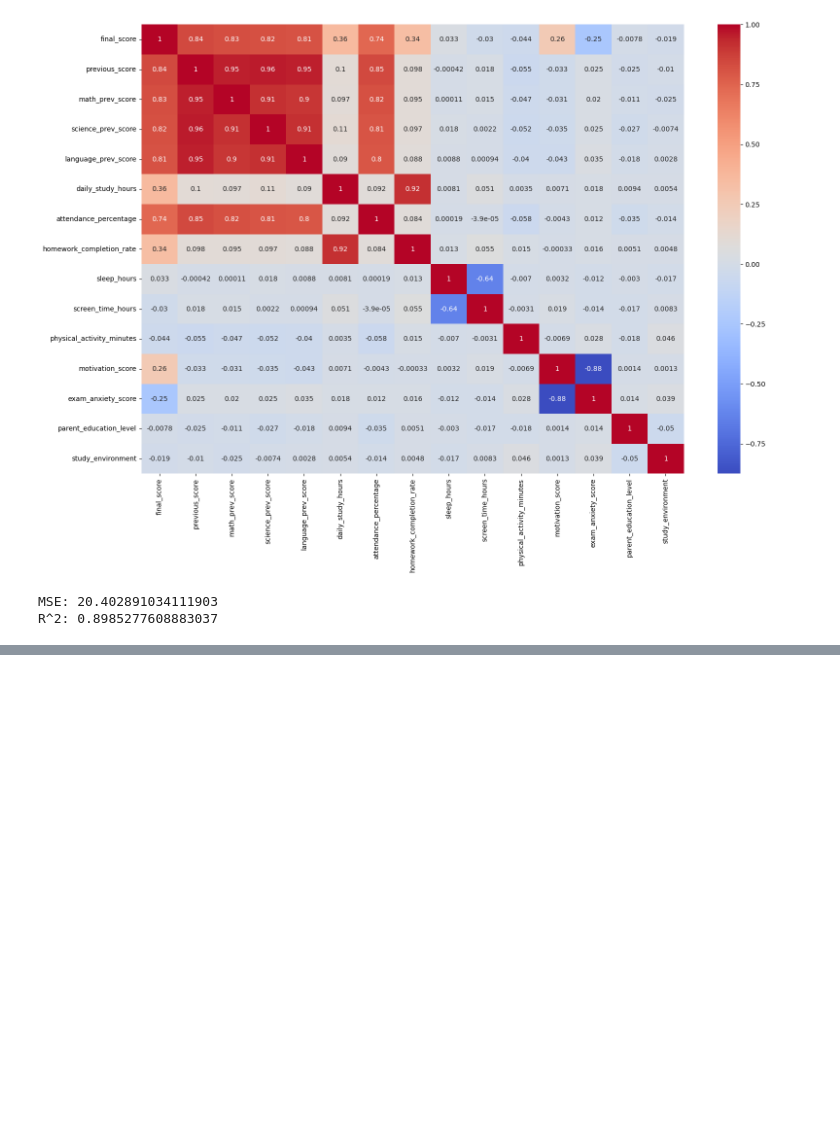
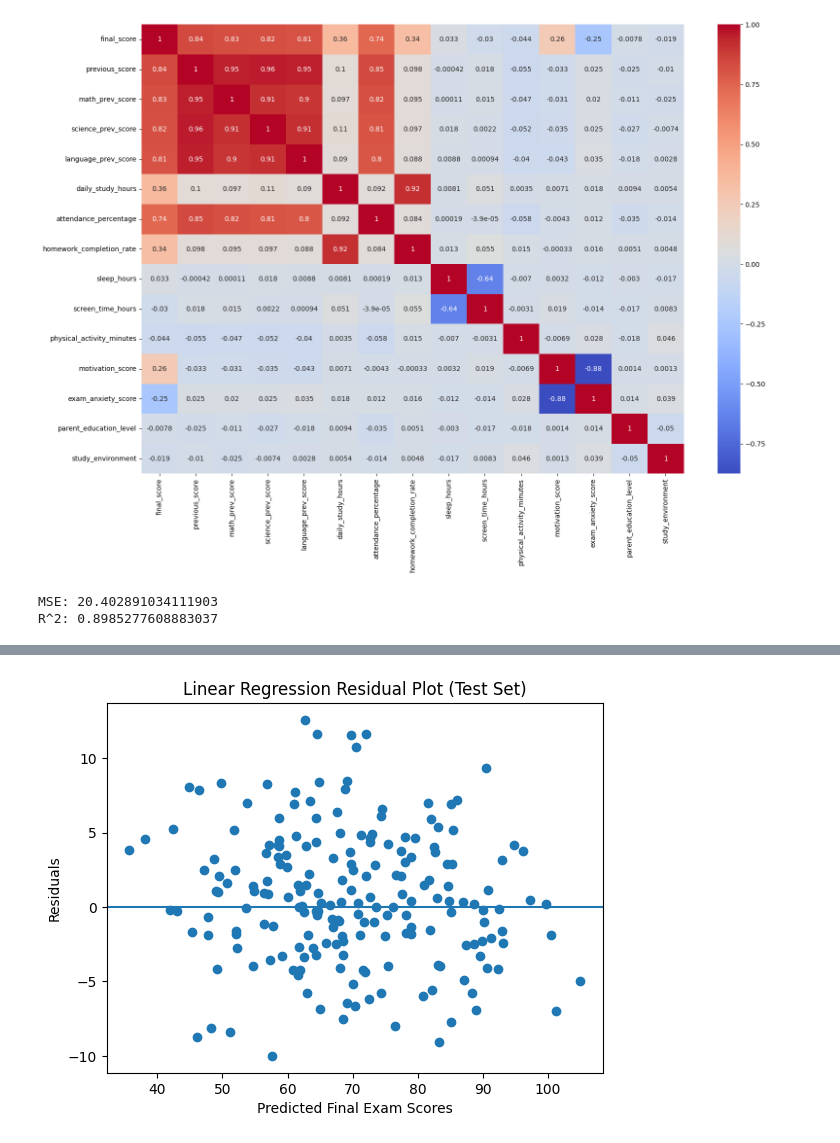
Before and after one commit to ngolp/student-success-prediction, a Jupyter notebook: student_success_prediction.ipynb, the cells around one changed output, grey strips where cells are left out. Drawn from its saved outputs; the diff is of its cells as text; code cells hidden in the pictures; blank space fills up the shorter version.

```diff
--- a/student_success_prediction.ipynb
+++ b/student_success_prediction.ipynb
@@ -133,0 +134,14 @@ plt.show()
+# %%
+residuals = y_test - y_pred
+
+plt.figure()
+plt.scatter(y_pred, residuals)
+plt.axhline(0)
+
+plt.xlabel("Predicted Final Exam Scores")
+plt.ylabel("Residuals")
+plt.title("Linear Regression Residual Plot (Test Set)")
+
+plt.show()
+# %% [output]
+[figure, added]
```
Also changed, not shown: parts of 1 cell of this notebook, 1 other file.
